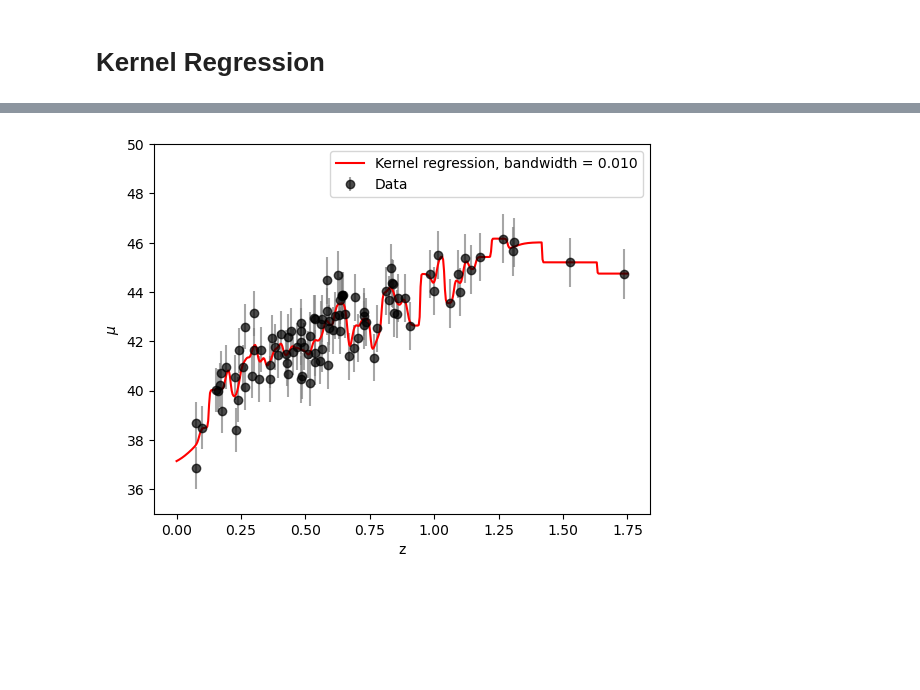
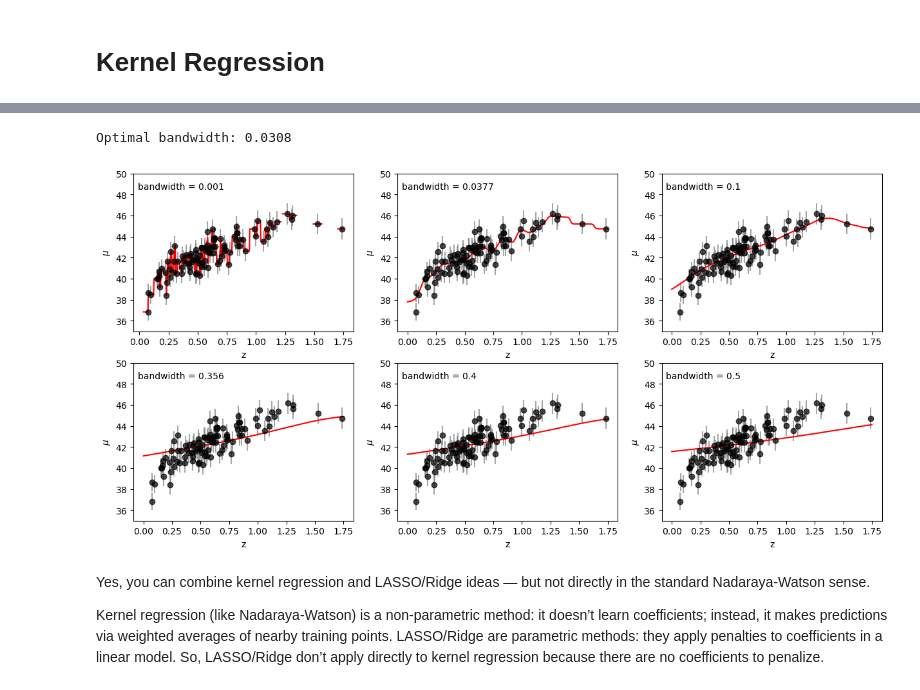
Before and after one commit to robertoinfurna/astrostatistics_bicocca_2024, a Jupyter notebook: working/16_Supernova_distances_and_redshifts.ipynb, the cells around one changed output, grey strips where cells are left out. Cells and saved outputs as stored; diff of their text form; code cells hidden in the pictures; blank space fills up the shorter version.

```diff
--- a/working/16_Supernova_distances_and_redshifts.ipynb
+++ b/working/16_Supernova_distances_and_redshifts.ipynb
@@ -506,23 +582,62 @@ Best model: 9 Gaussians, Validation RMSE = 0.7527
+# %%
+from sklearn.model_selection import GridSearchCV
+from sklearn.metrics import make_scorer, mean_squared_error
+from astroML.linear_model import NadarayaWatson
+
+import warnings
+warnings.filterwarnings("ignore")
+
+
+# Define a custom regressor wrapper for GridSearchCV
+class NWWrapper(NadarayaWatson):
+    def set_params(self, **params):
+        for key, value in params.items():
+            setattr(self, key, value)
+        return self
+    def get_params(self, deep=False):
+        return {"h": self.h, "kernel": self.kernel}
+
+# Candidate bandwidths
+h_values = np.linspace(1e-2, 1, 1000)
+
+model = NWWrapper(kernel='gaussian')
+scorer = make_scorer(mean_squared_error, greater_is_better=False)
+
+grid = GridSearchCV(model, param_grid={'h': h_values}, scoring=scorer, cv=5)  # len(X) leave-one-out CV
+grid.fit(X, y)
+
+best_h = grid.best_params_['h']
+print(f"Optimal bandwidth: {best_h:.4f}")
+# %% [output]
+Optimal bandwidth: 0.0308
 # %%
-from astroML.linear_model import NadarayaWatson
+fig,ax = plt.subplots(2,3,figsize=(15,7))
+ax = ax.flatten()
 
-h = 0.01
-model = NadarayaWatson(kernel='gaussian', h=h)
-model.fit(X,y)
+for i,h in enumerate([0.001, 0.0377, 0.1, 0.356, 0.4, 0.5]):
 
-x_grid = np.linspace(0, 1.75, 500)[:, np.newaxis]
-y_pred = model.predict(x_grid)
+    model = NadarayaWatson(kernel='gaussian', h=h)
+    model.fit(X,y)
 
-plt.errorbar(X.ravel(), y, dy, fmt='o', color='black', label='Data', ecolor='gray', alpha=0.7)
-plt.plot(x_grid,y_pred,c='red',label=f'Kernel regression, bandwidth = {h:.3f}')
+    x_grid = np.linspace(0, 1.75, 500)[:, np.newaxis]
+    y_pred = model.predict(x_grid)
+
+    ax[i].errorbar(X.ravel(), y, dy, fmt='o', color='black', label='Data', ecolor='gray', alpha=0.7)
+    ax[i].plot(x_grid,y_pred,c='red',label=f'Kernel regression, bandwidth = {h:.3f}')
+    ax[i].text(0.02,0.9,f'bandwidth = {h}', transform=ax[i].transAxes)
 
 
-plt.ylim(35, 50)
-plt.xlabel('z')
-plt.ylabel(r'$\mu$')
-plt.legend()
+    ax[i].set_ylim(35, 50)
+    ax[i].set_xlabel('z')
+    ax[i].set_ylabel(r'$\mu$')
+
 
 
 plt.show()
 # %% [output]
-[figure, old version]
+[figure, new version]
+# %% [markdown]
+Yes, you can combine kernel regression and LASSO/Ridge ideas — but not directly in the standard Nadaraya-Watson sense.
+
+Kernel regression (like Nadaraya-Watson) is a non-parametric method: it doesn’t learn coefficients; instead, it makes predictions via weighted averages of nearby training points. LASSO/Ridge are parametric methods: they apply penalties to coefficients in a linear model.
+So, LASSO/Ridge don’t apply directly to kernel regression because there are no coefficients to penalize.
```
Also changed, not shown: parts of 4 cells of this notebook.
